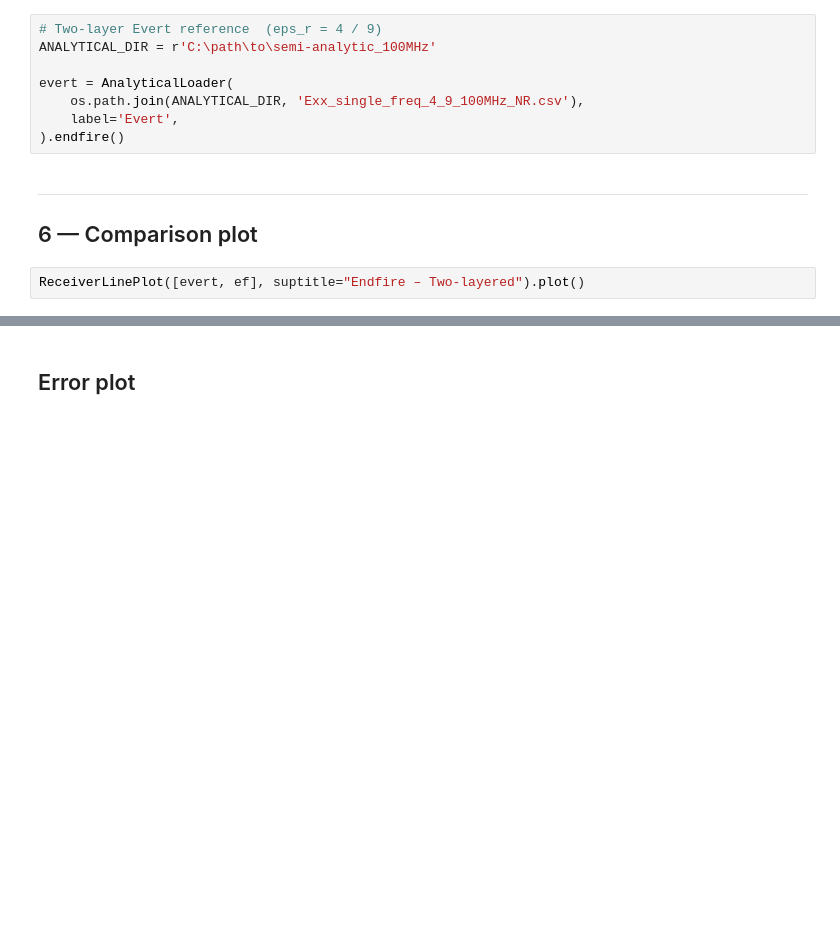
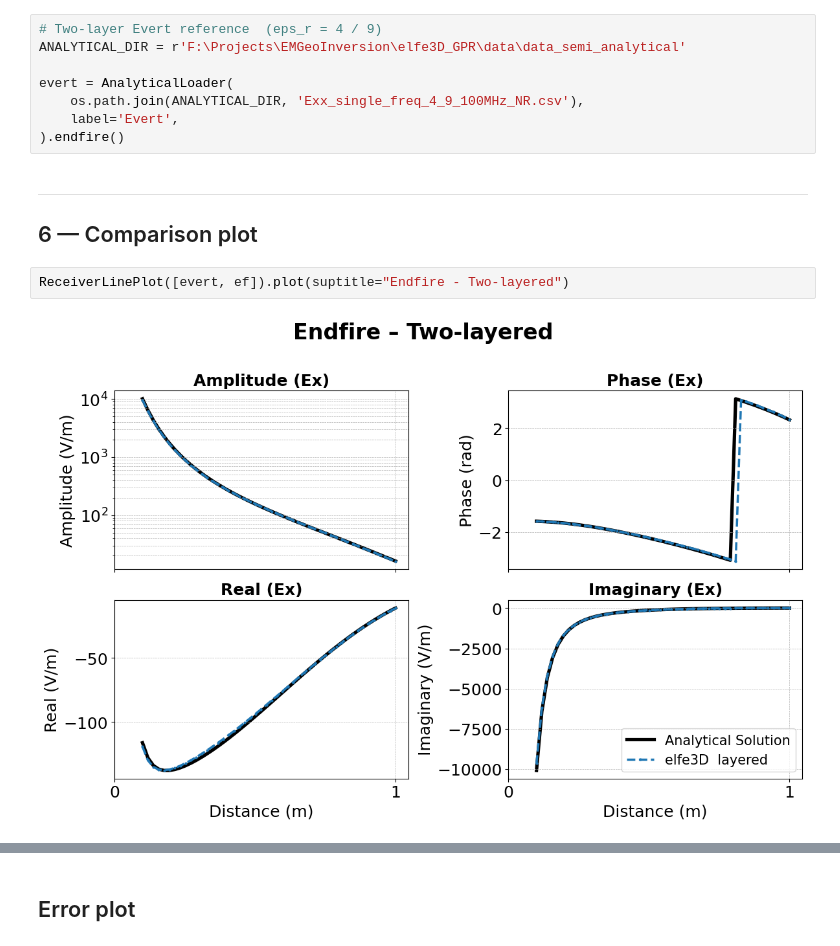
Before and after one commit to emsig/elfe3D_GPR, a Jupyter notebook: examples/03_two_layered_earth/two_layered_earth.ipynb, the cells around one changed output, grey strips where cells are left out. Drawn from its saved outputs; the diff is of its cells as text; blank space fills up the shorter version.

```diff
--- a/examples/03_two_layered_earth/two_layered_earth.ipynb
+++ b/examples/03_two_layered_earth/two_layered_earth.ipynb
@@ -174,7 +183,7 @@ print(f'r : {ef.r.min():.3f} – {ef.r.max():.3f} m   ({len(ef.r)} receivers)')
 ## 5 — Analytical reference
 # %%
 # Two-layer Evert reference  (eps_r = 4 / 9)
-ANALYTICAL_DIR = r'C:\path\to\semi-analytic_100MHz'
+ANALYTICAL_DIR = r'F:\Projects\EMGeoInversion\elfe3D_GPR\data\data_semi_analytical'
 
 evert = AnalyticalLoader(
     os.path.join(ANALYTICAL_DIR, 'Exx_single_freq_4_9_100MHz_NR.csv'),
@@ -184,4 +193,6 @@ evert = AnalyticalLoader(
 ---
 ## 6 — Comparison plot
 # %%
-ReceiverLinePlot([evert, ef], suptitle="Endfire – Two-layered").plot()
+ReceiverLinePlot([evert, ef]).plot(suptitle="Endfire - Two-layered")
+# %% [output]
+[figure, added]
```
Also changed, not shown: parts of 14 cells of this notebook, 44 other files.
